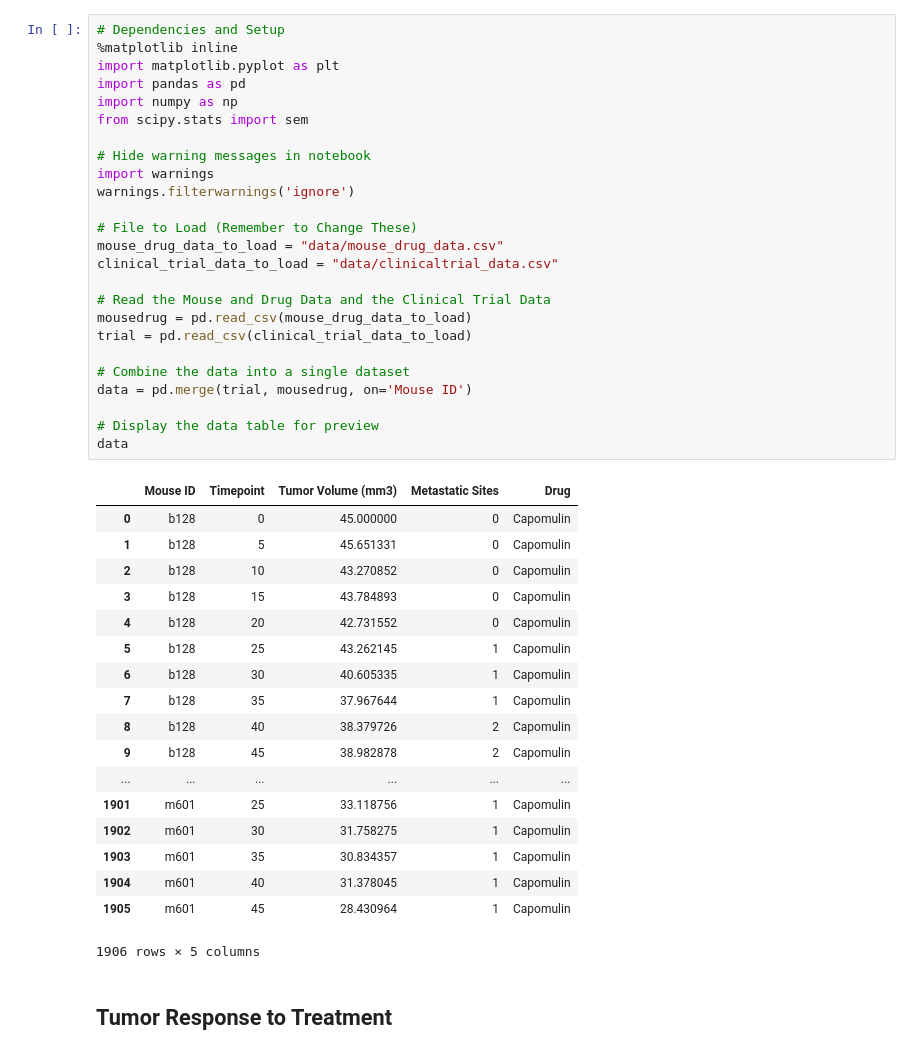
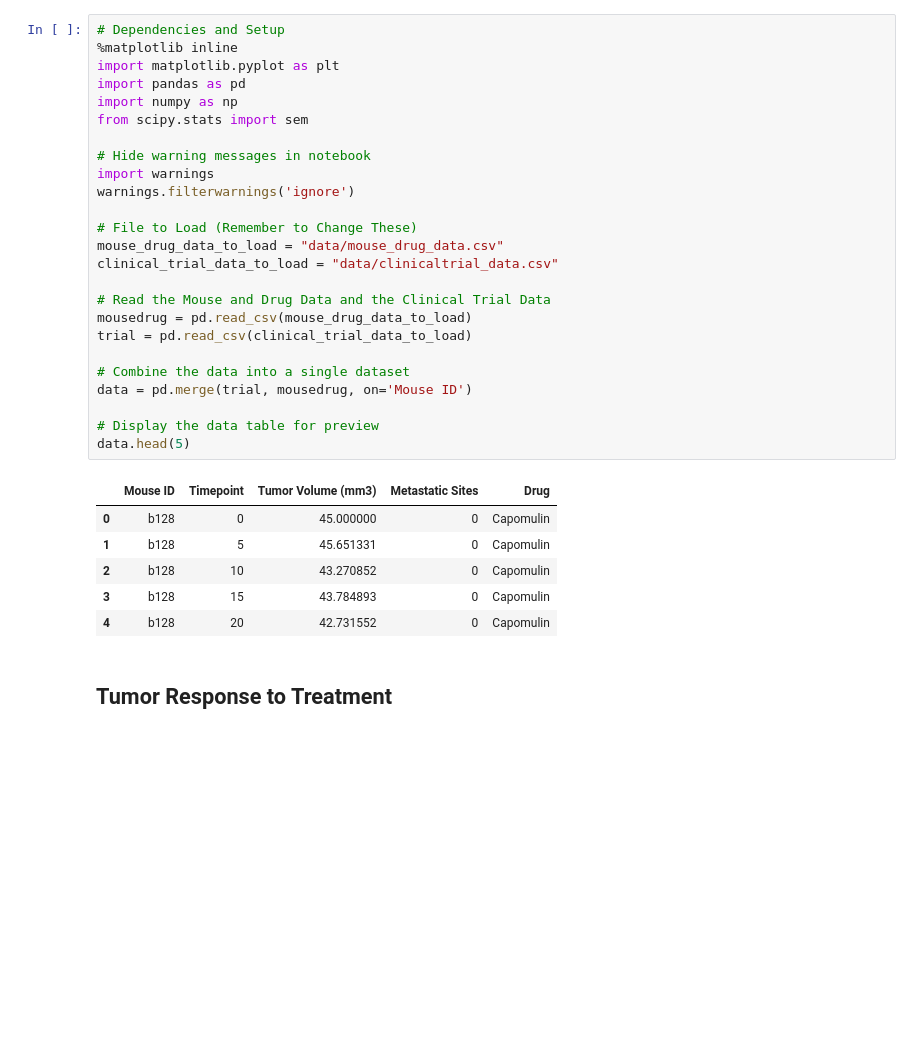
Before and after one commit to ltbird259/matplotlib-challenge, a Jupyter notebook: Homework/Instructions/Pymaceuticals/pymaceuticals_starter.ipynb, the cells around one changed output. Drawn from its saved outputs; the diff is of its cells as text; blank space fills up the shorter version.

```diff
--- a/Homework/Instructions/Pymaceuticals/pymaceuticals_starter.ipynb
+++ b/Homework/Instructions/Pymaceuticals/pymaceuticals_starter.ipynb
@@ -2,46 +2,34 @@
 # Dependencies and Setup
 %matplotlib inline
 import matplotlib.pyplot as plt
 import pandas as pd
 import numpy as np
 from scipy.stats import sem
 
 # Hide warning messages in notebook
 import warnings
 warnings.filterwarnings('ignore')
 
 # File to Load (Remember to Change These)
 mouse_drug_data_to_load = "data/mouse_drug_data.csv"
 clinical_trial_data_to_load = "data/clinicaltrial_data.csv"
 
 # Read the Mouse and Drug Data and the Clinical Trial Data
 mousedrug = pd.read_csv(mouse_drug_data_to_load)
 trial = pd.read_csv(clinical_trial_data_to_load)
 
 # Combine the data into a single dataset
 data = pd.merge(trial, mousedrug, on='Mouse ID')
 
 # Display the data table for preview
-data
+data.head(5)
 # %% [output]
 |  | Mouse ID | Timepoint | Tumor Volume (mm3) | Metastatic Sites | Drug |
 | 0 | b128 | 0 | 45.000000 | 0 | Capomulin |
 | 1 | b128 | 5 | 45.651331 | 0 | Capomulin |
 | 2 | b128 | 10 | 43.270852 | 0 | Capomulin |
 | 3 | b128 | 15 | 43.784893 | 0 | Capomulin |
 | 4 | b128 | 20 | 42.731552 | 0 | Capomulin |
-| 5 | b128 | 25 | 43.262145 | 1 | Capomulin |
-| 6 | b128 | 30 | 40.605335 | 1 | Capomulin |
-| 7 | b128 | 35 | 37.967644 | 1 | Capomulin |
-| 8 | b128 | 40 | 38.379726 | 2 | Capomulin |
-| 9 | b128 | 45 | 38.982878 | 2 | Capomulin |
-| ... | ... | ... | ... | ... | ... |
-| 1901 | m601 | 25 | 33.118756 | 1 | Capomulin |
-| 1902 | m601 | 30 | 31.758275 | 1 | Capomulin |
-| 1903 | m601 | 35 | 30.834357 | 1 | Capomulin |
-| 1904 | m601 | 40 | 31.378045 | 1 | Capomulin |
-| 1905 | m601 | 45 | 28.430964 | 1 | Capomulin |
-1906 rows × 5 columns
 # %% [markdown]
 ## Tumor Response to Treatment
 # %%
```
Also changed, not shown: parts of 16 cells of this notebook, 2 other files.
